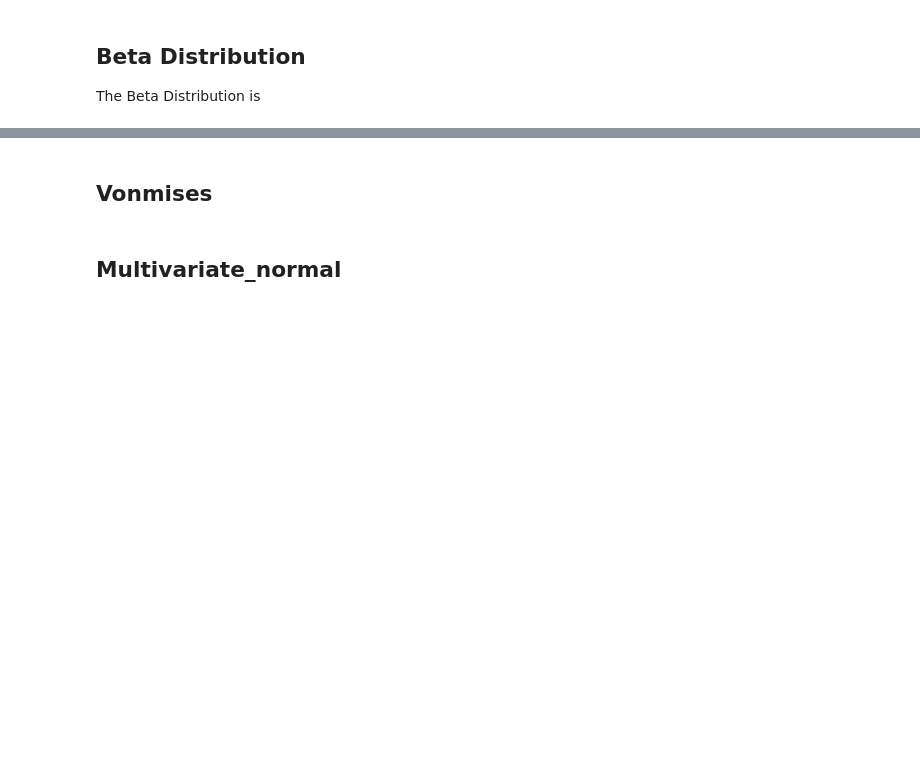
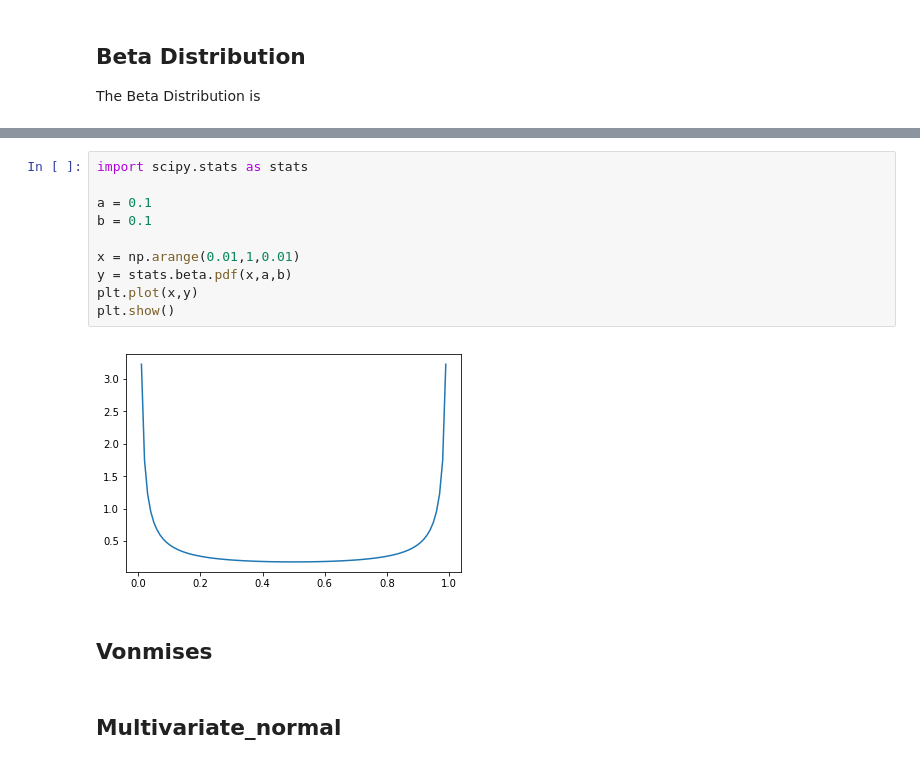
Before and after one commit to healyshane/programming_for_data_analysis-practical_assignment, a Jupyter notebook: Programming for Data Analysis_Assignment.ipynb, the cells around one changed output, grey strips where cells are left out. Cells and saved outputs as stored; diff of their text form; blank space fills up the shorter version.

```diff
--- a/Programming for Data Analysis_Assignment.ipynb
+++ b/Programming for Data Analysis_Assignment.ipynb
@@ -209,3 +285,15 @@ The Beta Distribution is
+# %%
+import scipy.stats as stats
+
+a = 0.1
+b = 0.1
+
+x = np.arange(0.01,1,0.01)
+y = stats.beta.pdf(x,a,b)
+plt.plot(x,y)
+plt.show()
+# %% [output]
+[figure, added]
 # %% [markdown]
 ## Vonmises
 # %% [markdown]
```
Also changed, not shown: parts of 21 cells of this notebook.
